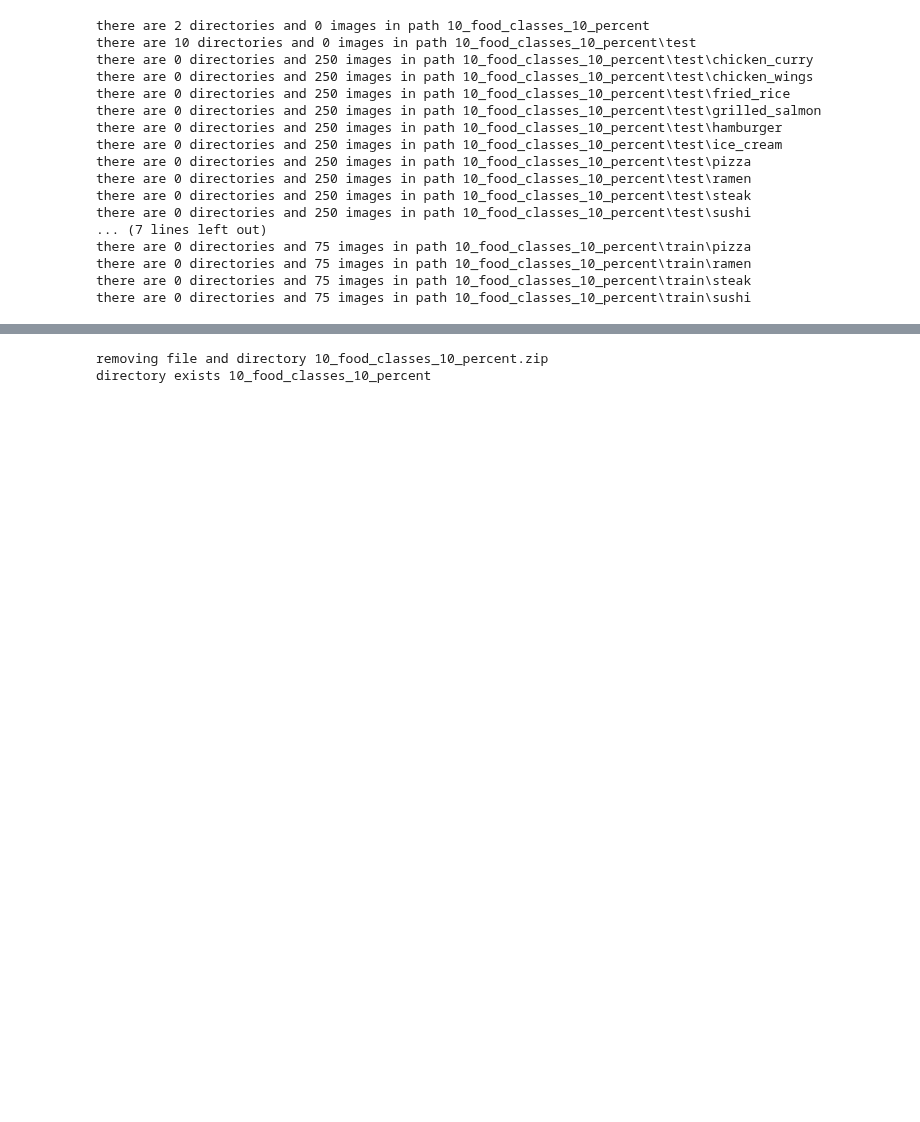
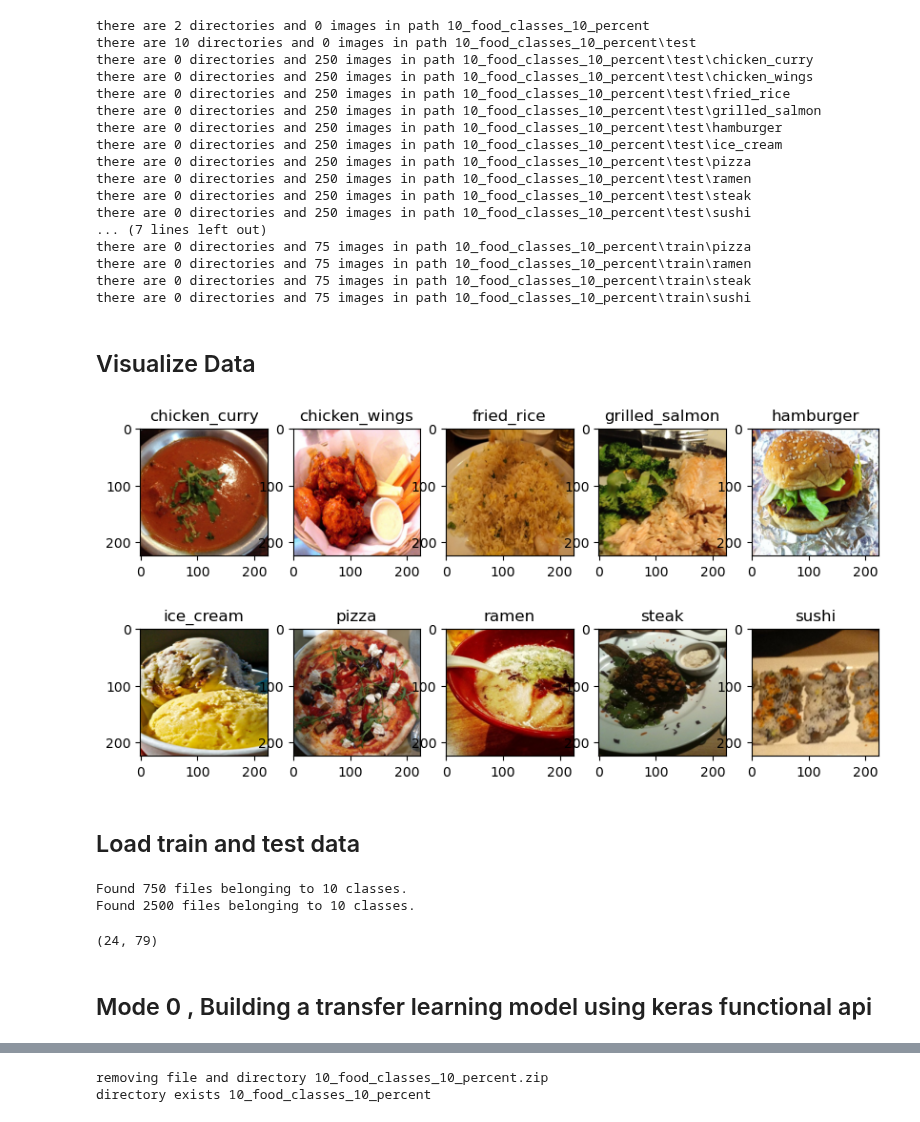
Before and after one commit to rkumar-bengaluru/data-science, a Jupyter notebook: 20-Tensorflow/05-TransferLearning/02-FineTuning/02_fine_tuning.ipynb, the cells around one changed output, grey strips where cells are left out. Drawn from its saved outputs; the diff is of its cells as text; code cells hidden in the pictures; blank space fills up the shorter version.

```diff
--- a/20-Tensorflow/05-TransferLearning/02-FineTuning/02_fine_tuning.ipynb
+++ b/20-Tensorflow/05-TransferLearning/02-FineTuning/02_fine_tuning.ipynb
@@ -7,6 +7,9 @@ Saved under utilities (1).py
 # %%
 from utilities import walk_dir,download_file,unzip_file,clean_up
 # %%
+# download data
 file_name = 'https://storage.googleapis.com/ztm_tf_course/food_vision/10_food_classes_10_percent.zip'
+dir_name = file_name.split('/')[-1].split('.')[0]
+
 download_file(file_name)
 # %% [output]
@@ -33,3 +38,35 @@ there are 0 directories and 75 images in path 10_food_classes_10_percent\train\p
 there are 0 directories and 75 images in path 10_food_classes_10_percent\train\ramen
 there are 0 directories and 75 images in path 10_food_classes_10_percent\train\steak
 there are 0 directories and 75 images in path 10_food_classes_10_percent\train\sushi
+# %% [markdown]
+## Visualize Data
+# %%
+import os
+import random
+from PIL import Image
+import matplotlib.pyplot as plt
+
+def vidualize_data(dir_name):
+    train_dir = dir_name + '/' + 'train'
+    labels = os.listdir(train_dir)
+    images = []
+    for label in labels:
+        files = os.listdir(train_dir + '/' + label + '/')
+        random_file = random.choice(files)
+        im = Image.open(train_dir + '/' + label + '/' + random_file)
+        im = im.resize((224,224))
+        images.append(im)
+    fig,axes = plt.subplots(2,5,figsize=(10,5))
+    k = 0
+    for i in range(2):
+        for j in range(5):
+            axes[i][j].imshow(images[k])
+            axes[i][j].set_title(labels[k])
+
+            k = k + 1
+# %%
+vidualize_data(dir_name)
+# %% [output]
+[figure, added]
+# %% [markdown]
+## Load train and test data
@@ -35,0 +85,11 @@ there are 0 directories and 75 images in path 10_food_classes_10_percent\train\s
+# %%
+train_data,test_data = create_train_test_data(dir_name)
+# %% [output]
+Found 750 files belonging to 10 classes.
+Found 2500 files belonging to 10 classes.
+# %%
+len(train_data),len(test_data)
+# %% [output]
+(24, 79)
+# %% [markdown]
+## Mode 0 , Building a transfer learning model using keras functional api
```
Also changed, not shown: parts of 11 cells of this notebook, 12 other files.
